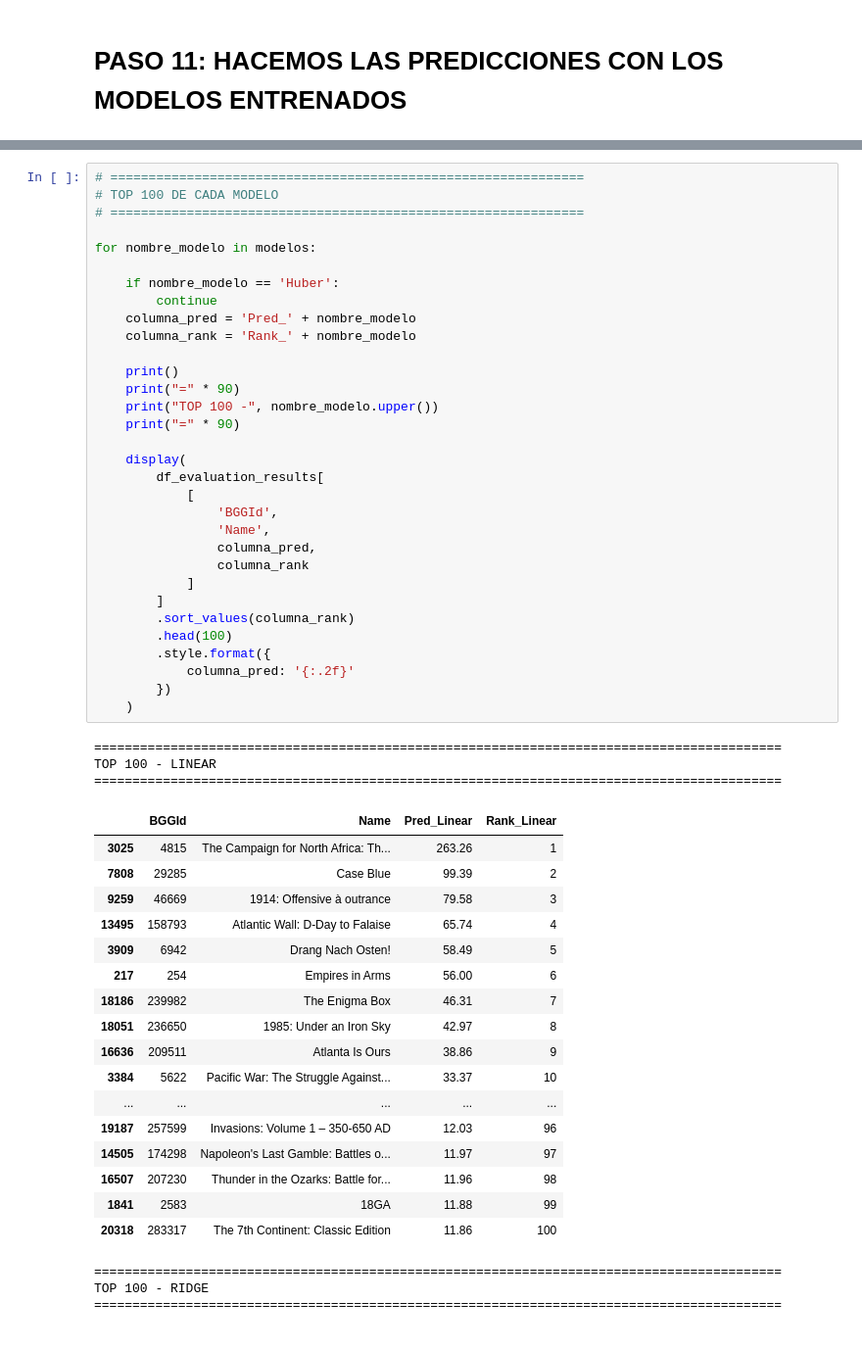
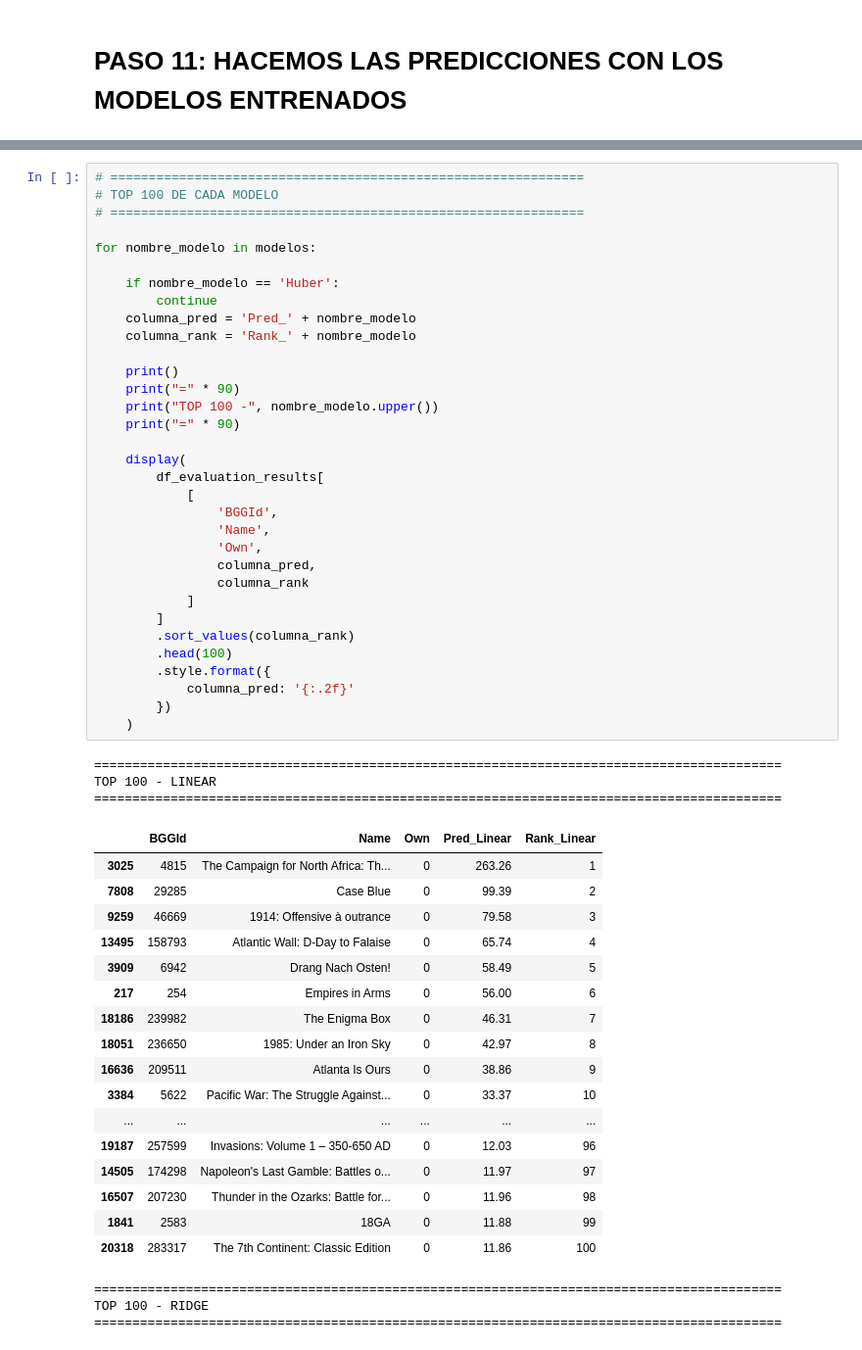
Before and after one commit to Velgarath/recomendador_juegos_bgg, a Jupyter notebook: juegosBGG.ipynb, the cells around one changed output, grey strips where cells are left out. Shown at 98% size. Drawn from its saved outputs; the diff is of its cells as text.

```diff
--- a/juegosBGG.ipynb
+++ b/juegosBGG.ipynb
@@ -3209,50 +4260,51 @@ for nombre_modelo in modelos:
 
     if nombre_modelo == 'Huber':
         continue
     columna_pred = 'Pred_' + nombre_modelo
     columna_rank = 'Rank_' + nombre_modelo
 
     print()
     print("=" * 90)
     print("TOP 100 -", nombre_modelo.upper())
     print("=" * 90)
 
     display(
         df_evaluation_results[
             [
                 'BGGId',
                 'Name',
+                'Own',
                 columna_pred,
                 columna_rank
             ]
         ]
         .sort_values(columna_rank)
         .head(100)
         .style.format({
             columna_pred: '{:.2f}'
         })
     )
 # %% [output]
 ==========================================================================================
 TOP 100 - LINEAR
 ==========================================================================================
-|  | BGGId | Name | Pred_Linear | Rank_Linear |
-| 3025 | 4815 | The Campaign for North Africa: Th... | 263.26 | 1 |
-| 7808 | 29285 | Case Blue | 99.39 | 2 |
-| 9259 | 46669 | 1914: Offensive à outrance | 79.58 | 3 |
-| 13495 | 158793 | Atlantic Wall: D-Day to Falaise | 65.74 | 4 |
-| 3909 | 6942 | Drang Nach Osten! | 58.49 | 5 |
-| 217 | 254 | Empires in Arms | 56.00 | 6 |
-| 18186 | 239982 | The Enigma Box | 46.31 | 7 |
-| 18051 | 236650 | 1985: Under an Iron Sky | 42.97 | 8 |
-| 16636 | 209511 | Atlanta Is Ours | 38.86 | 9 |
-| 3384 | 5622 | Pacific War: The Struggle Against... | 33.37 | 10 |
-| ... | ... | ... | ... | ... |
-| 19187 | 257599 | Invasions: Volume 1 – 350-650 AD | 12.03 | 96 |
-| 14505 | 174298 | Napoleon's Last Gamble: Battles o... | 11.97 | 97 |
-| 16507 | 207230 | Thunder in the Ozarks: Battle for... | 11.96 | 98 |
-| 1841 | 2583 | 18GA | 11.88 | 99 |
-| 20318 | 283317 | The 7th Continent: Classic Edition | 11.86 | 100 |
+|  | BGGId | Name | Own | Pred_Linear | Rank_Linear |
+| 3025 | 4815 | The Campaign for North Africa: Th... | 0 | 263.26 | 1 |
+| 7808 | 29285 | Case Blue | 0 | 99.39 | 2 |
+| 9259 | 46669 | 1914: Offensive à outrance | 0 | 79.58 | 3 |
+| 13495 | 158793 | Atlantic Wall: D-Day to Falaise | 0 | 65.74 | 4 |
+| 3909 | 6942 | Drang Nach Osten! | 0 | 58.49 | 5 |
+| 217 | 254 | Empires in Arms | 0 | 56.00 | 6 |
+| 18186 | 239982 | The Enigma Box | 0 | 46.31 | 7 |
+| 18051 | 236650 | 1985: Under an Iron Sky | 0 | 42.97 | 8 |
+| 16636 | 209511 | Atlanta Is Ours | 0 | 38.86 | 9 |
+| 3384 | 5622 | Pacific War: The Struggle Against... | 0 | 33.37 | 10 |
+| ... | ... | ... | ... | ... | ... |
+| 19187 | 257599 | Invasions: Volume 1 – 350-650 AD | 0 | 12.03 | 96 |
+| 14505 | 174298 | Napoleon's Last Gamble: Battles o... | 0 | 11.97 | 97 |
+| 16507 | 207230 | Thunder in the Ozarks: Battle for... | 0 | 11.96 | 98 |
+| 1841 | 2583 | 18GA | 0 | 11.88 | 99 |
+| 20318 | 283317 | The 7th Continent: Classic Edition | 0 | 11.86 | 100 |
 ==========================================================================================
 TOP 100 - RIDGE
 ==========================================================================================
```
Also changed, not shown: parts of 12 cells of this notebook.
